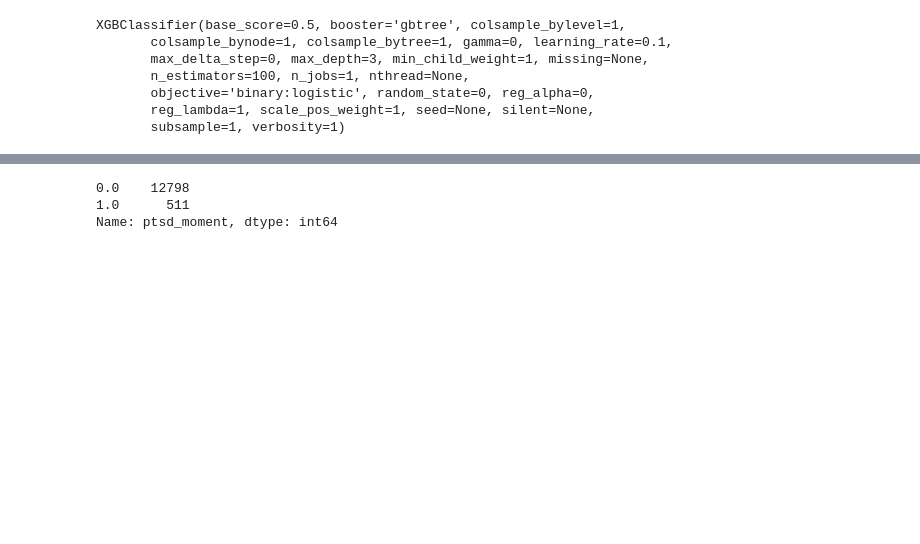
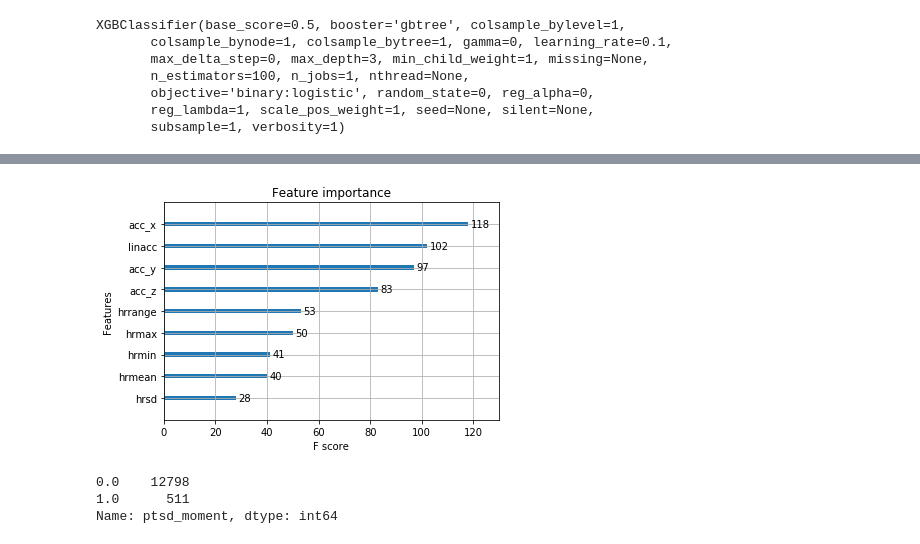
Before and after one commit to mahnooshs/PTSD-Data-Analysis-Research, a Jupyter notebook: Windowing and Features.ipynb, the cells around one changed output, grey strips where cells are left out. Cells and saved outputs as stored; diff of their text form; code cells hidden in the pictures; blank space fills up the shorter version.

```diff
--- a/Windowing and Features.ipynb
+++ b/Windowing and Features.ipynb
@@ -203,3 +195,11 @@ plt.show()
+# %%
+# plot feature importance
+from xgboost import plot_importance
+plot_importance(clf)
+#plt.show()
+plt.savefig('FeatureImportanceXgboost.png', dpi=200)
+# %% [output]
+[figure, added]
 # %%
 frame
 # %%
```
Also changed, not shown: parts of 18 cells of this notebook, 1 other file.
